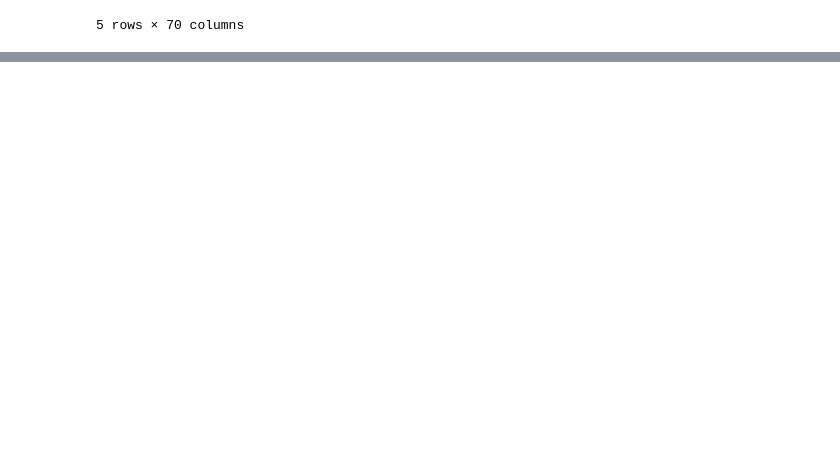
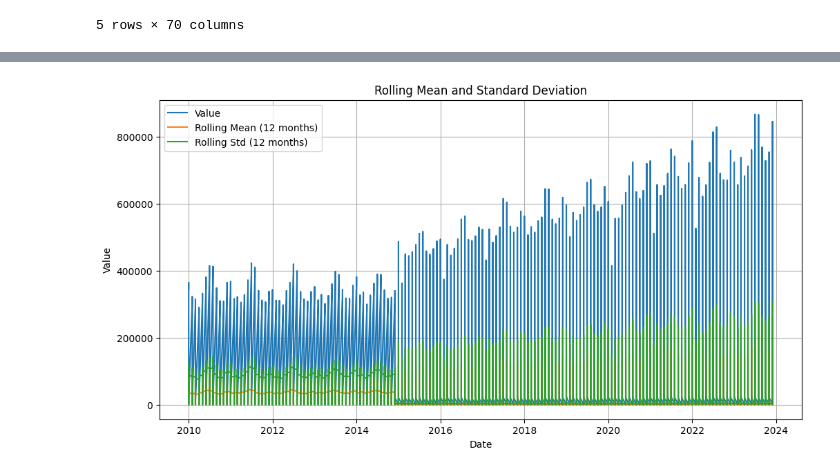
Before and after one commit to Kishendas123/Electricity_Production_Forecasting_SARIMAX, a Jupyter notebook: Electricity_production.ipynb, the cells around one changed output, grey strips where cells are left out. Drawn from its saved outputs; the diff is of its cells as text; code cells hidden in the pictures; blank space fills up the shorter version.

```diff
--- a/Electricity_production.ipynb
+++ b/Electricity_production.ipynb
@@ -95,0 +123,17 @@ for key, value in result[4].items():
+# %%
+# Plotting rolling Statistics:
+rolling_mean = df_clean['value'].rolling(window=12).mean()
+rolling_std = df_clean['value'].rolling(window=12).std()
+
+plt.figure(figsize=(12, 6))
+plt.plot(df_clean.index, df_clean['value'], label='Value')
+plt.plot(df_clean.index, rolling_mean, label='Rolling Mean (12 months)')
+plt.plot(df_clean.index, rolling_std, label='Rolling Std (12 months)')
+plt.title('Rolling Mean and Standard Deviation')
+plt.xlabel('Date')
+plt.ylabel('Value')
+plt.legend()
+plt.grid(True)
+plt.show()
+# %% [output]
+[figure, added]
```
Also changed, not shown: parts of 18 cells of this notebook.
